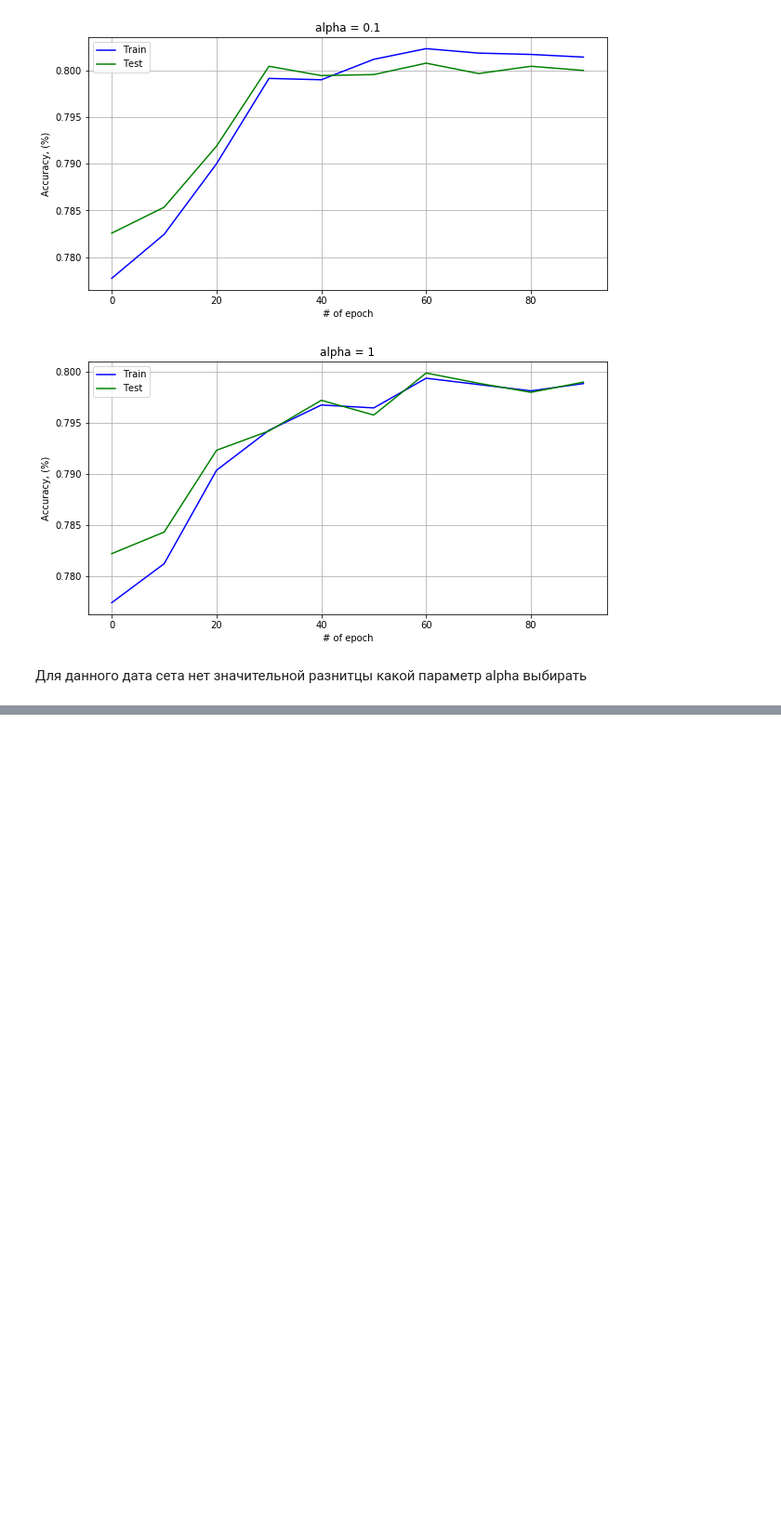
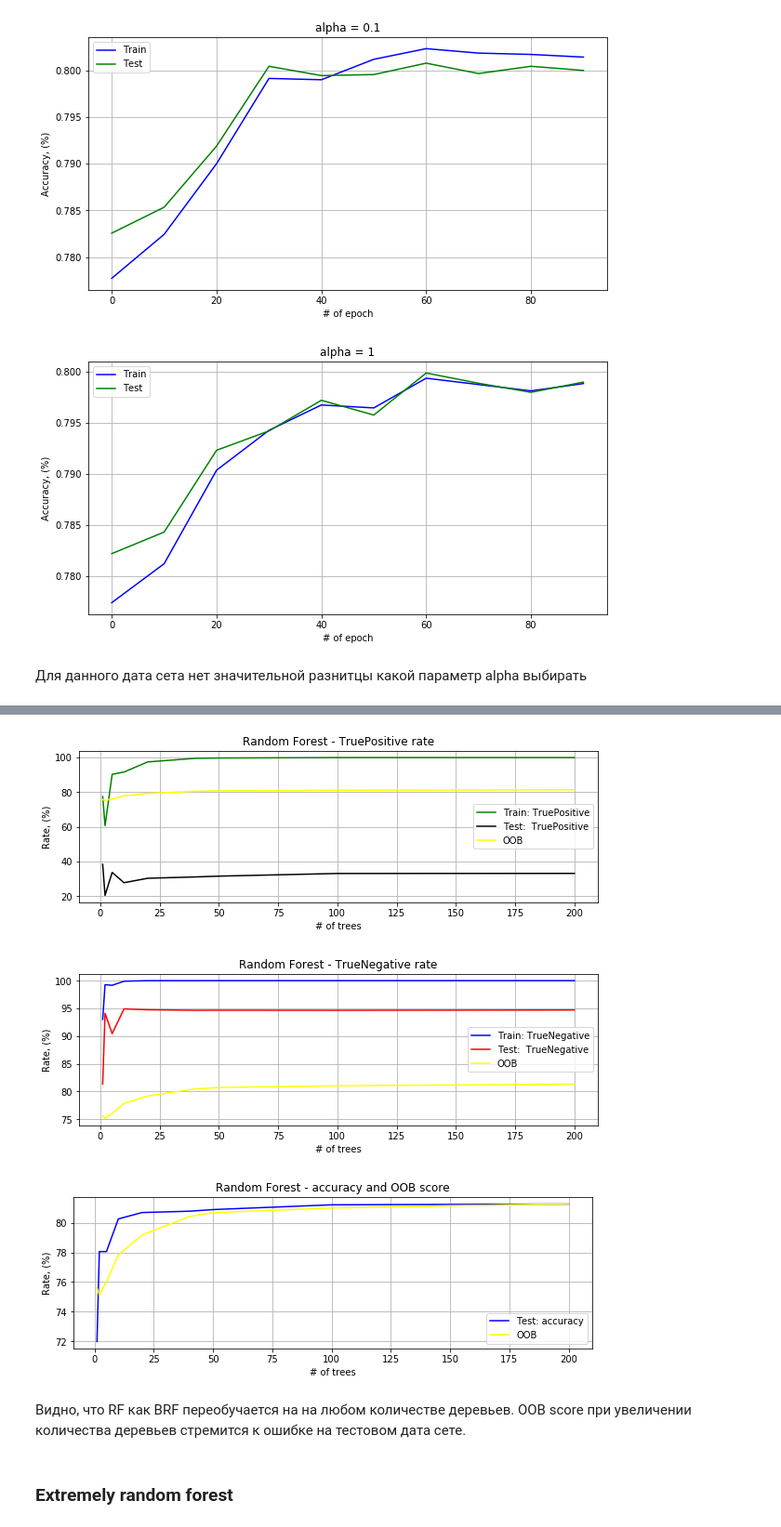
Before and after one commit to SmirnovEgorRu/ml_nngu, a Jupyter notebook: pre-processing.ipynb, the cells around one changed output, grey strips where cells are left out. Shown at 93% size. Cells and saved outputs as stored; diff of their text form; code cells hidden in the pictures; blank space fills up the shorter version.

```diff
--- a/pre-processing.ipynb
+++ b/pre-processing.ipynb
@@ -440,0 +748,69 @@ for i in range(len(alpha)):
+# %%
+train_tn = np.array([i[0][0] for i in res_train_cm ])
+train_tp = np.array([i[1][1] for i in res_train_cm ])
+
+n_positive = np.count_nonzero(y_train)
+n_neg = len(y_train) - n_positive
+train_tn = (train_tn / n_neg)*100
+train_tp = (train_tp / n_positive)*100
+
+predcit_tn = np.array([i[0][0] for i in res_predict_cm ])
+predcit_tp = np.array([i[1][1] for i in res_predict_cm ])
+
+n_positive = np.count_nonzero(y_test)
+n_neg = len(y_test) - n_positive
+predcit_tn = (predcit_tn / n_neg)*100
+predcit_tp = (predcit_tp / n_positive)*100
+# %%
+fig = plt.figure(figsize=(10, 3))
+ax = plt.subplot(111)
+ax.plot(n_tree, train_tp, color="green",   label='Train: TruePositive')
+ax.plot(n_tree, predcit_tp, color="black", label='Test:  TruePositive')
+ax.plot(n_tree, np.array(res_oob) * 100, color="yellow", label='OOB')
+
+plt.ylabel("Rate, (%)")
+plt.xlabel("# of trees")
+plt.title("Random Forest - TruePositive rate")
+ax.legend()
+plt.grid(True)
+
+plt.show()
+
+fig = plt.figure(figsize=(10, 3))
+ax = plt.subplot(111)
+ax.plot(n_tree, train_tn, color="blue",  label='Train: TrueNegative')
+ax.plot(n_tree, predcit_tn, color="red", label='Test:  TrueNegative')
+ax.plot(n_tree, np.array(res_oob) * 100, color="yellow", label='OOB')
+
+plt.ylabel("Rate, (%)")
+plt.xlabel("# of trees")
+plt.title("Random Forest - TrueNegative rate")
+ax.legend()
+plt.grid(True)
+plt.show()
+
+fig = plt.figure(figsize=(10, 3))
+ax = plt.subplot(111)
+
+predcit_tn = np.array([i[0][0] for i in res_predict_cm ])
+predcit_tp = np.array([i[1][1] for i in res_predict_cm ])
+acc = ((predcit_tn + predcit_tp) / len(y_test))*100
+
+ax.plot(n_tree, acc, color="blue",  label='Test: accuracy')
+ax.plot(n_tree, np.array(res_oob) * 100, color="yellow", label='OOB')
+
+plt.ylabel("Rate, (%)")
+plt.xlabel("# of trees")
+plt.title("Random Forest - accuracy and OOB score")
+ax.legend()
+plt.grid(True)
+plt.show()
+# %% [output]
+[figure, added]
+[figure, added]
+[figure, added]
+# %% [markdown]
+Видно, что RF как BRF переобучается на на любом количестве деревьев.
+OOB score при увеличении количества деревьев стремится к ошибке на тестовом дата сете.
+# %% [markdown]
+### Extremely random forest
```
Also changed, not shown: parts of 54 cells of this notebook.
